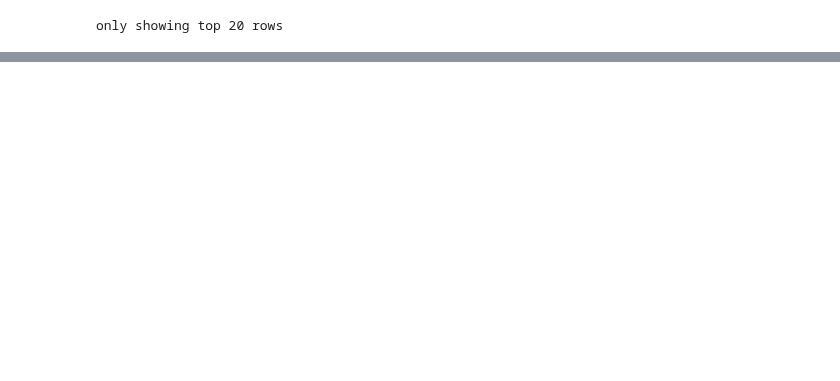
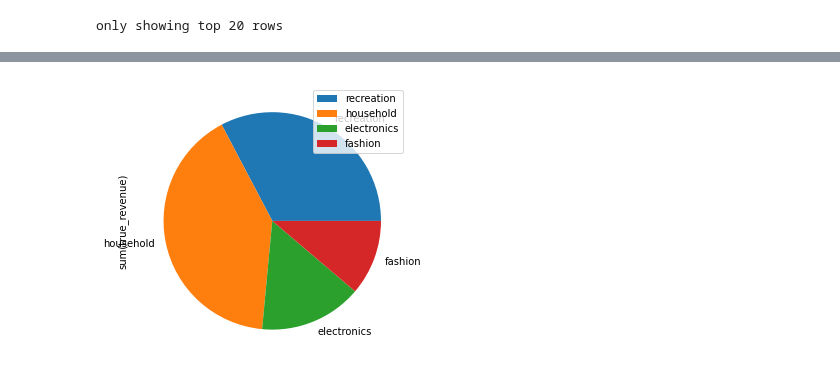
Before and after one commit to MAST30034-Applied-Data-Science/generic-buy-now-pay-later-project-group-45, a Jupyter notebook: notebooks/ranking.ipynb, the cells around one changed output, grey strips where cells are left out. Cells and saved outputs as stored; diff of their text form; code cells hidden in the pictures; blank space fills up the shorter version.

```diff
--- a/notebooks/ranking.ipynb
+++ b/notebooks/ranking.ipynb
@@ -225,0 +239,7 @@ top10fashion
+# %%
+top100_revenue_distribution = top100.select("business_segment", "true_revenue").groupby("business_segment").sum().toPandas()
+top100_revenue_distribution = top100_revenue_distribution.set_index("business_segment")
+# %%
+revenue_distribution = top100_revenue_distribution.plot.pie(y='sum(true_revenue)', figsize=(5, 5))
+# %% [output]
+[figure, added]
```
Also changed, not shown: parts of 2 cells of this notebook.
